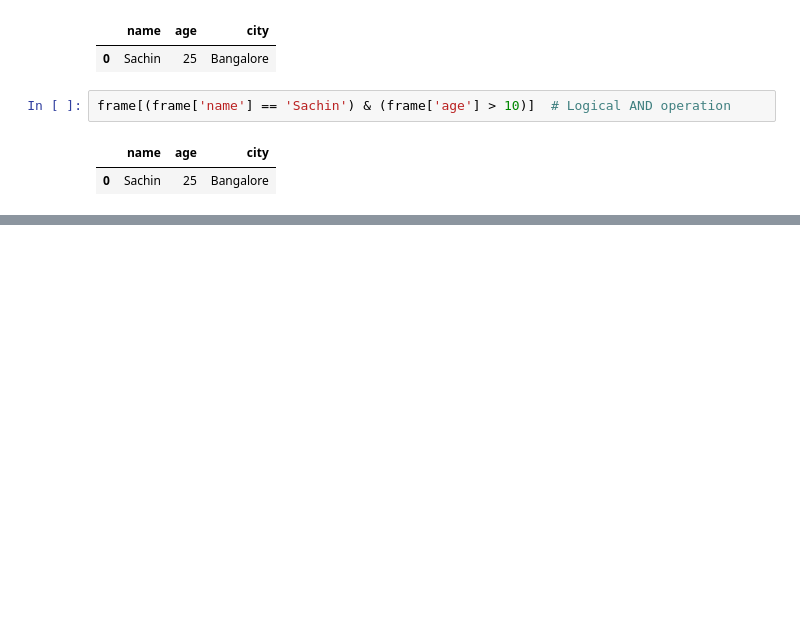
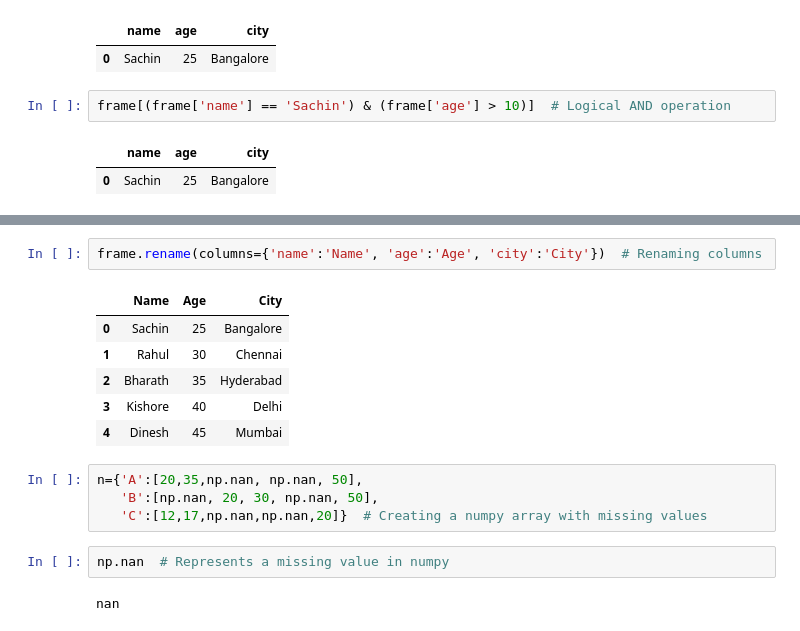
Before and after one commit to sachin5031/Python_Data_Analytics, a Jupyter notebook: Pandas_1.ipynb, the cells around one changed output, grey strips where cells are left out. Drawn from its saved outputs; the diff is of its cells as text; blank space fills up the shorter version.

```diff
--- a/Pandas_1.ipynb
+++ b/Pandas_1.ipynb
@@ -135,0 +185,17 @@ frame[(frame['name'] == 'Sachin') & (frame['age'] > 10)]  # Logical AND operatio
+# %%
+frame.rename(columns={'name':'Name', 'age':'Age', 'city':'City'})  # Renaming columns
+# %% [output]
+|  | Name | Age | City |
+| 0 | Sachin | 25 | Bangalore |
+| 1 | Rahul | 30 | Chennai |
+| 2 | Bharath | 35 | Hyderabad |
+| 3 | Kishore | 40 | Delhi |
+| 4 | Dinesh | 45 | Mumbai |
+# %%
+n={'A':[20,35,np.nan, np.nan, 50],
+   'B':[np.nan, 20, 30, np.nan, 50],
+   'C':[12,17,np.nan,np.nan,20]}  # Creating a numpy array with missing values
+# %%
+np.nan  # Represents a missing value in numpy
+# %% [output]
+nan
```
Also changed, not shown: parts of 13 cells of this notebook, 1 other file.
